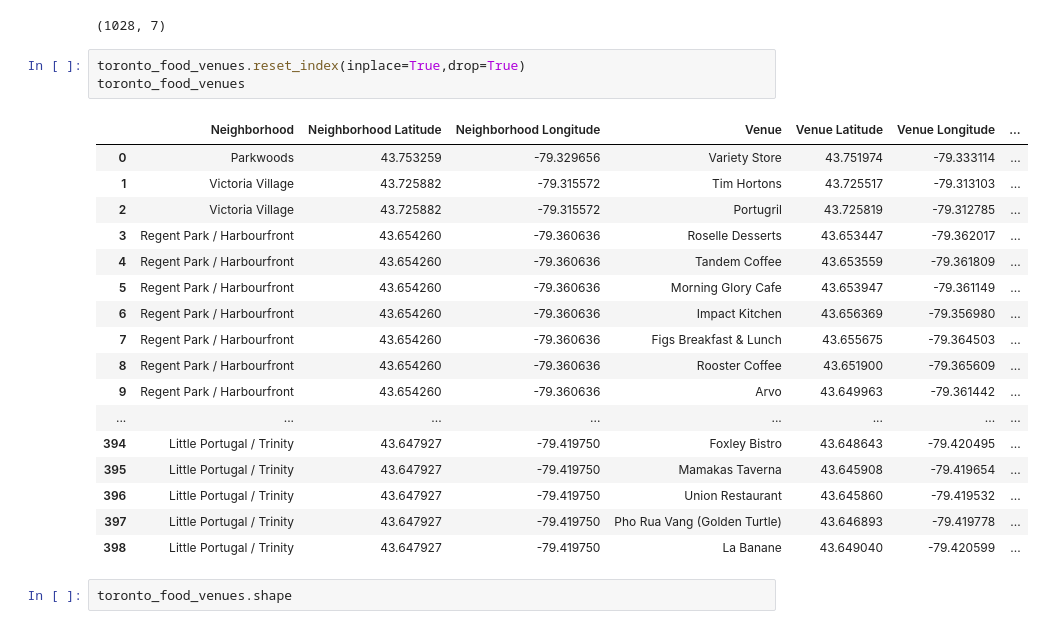
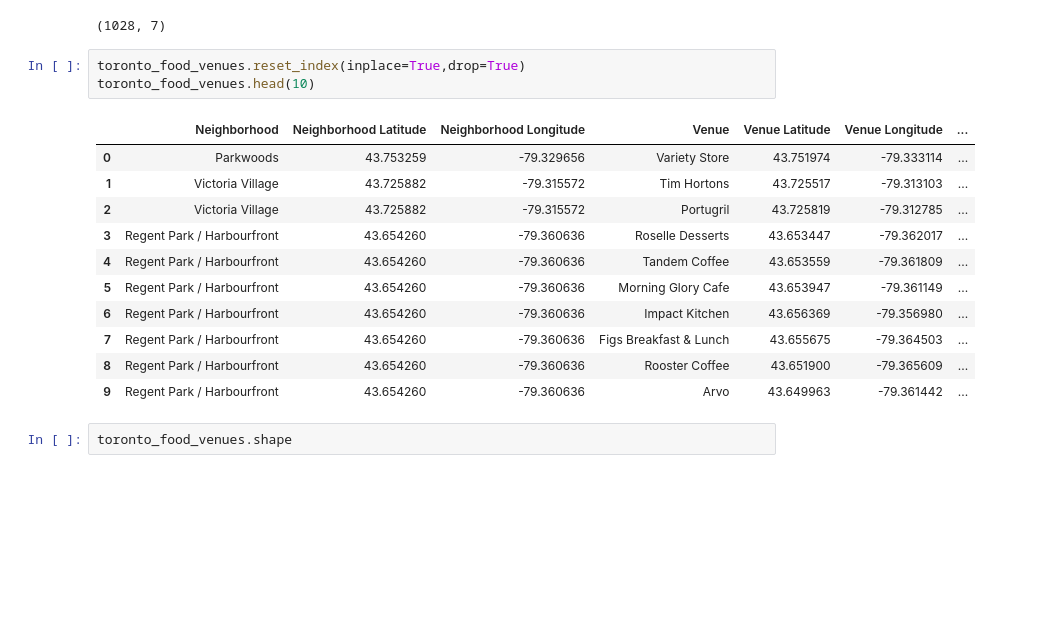
Before and after one commit to mrheman/Coursera_Capstone, a Jupyter notebook: Coursera Data Science Capstone Project - Notebook.ipynb, the cells around one changed output. Saved outputs shown, nothing was run; the diff lists cells and outputs as text; blank space fills up the shorter version.

```diff
--- a/Coursera Data Science Capstone Project - Notebook.ipynb
+++ b/Coursera Data Science Capstone Project - Notebook.ipynb
@@ -434,25 +423,19 @@ toronto_food_venues.shape
 (1028, 7)
 # %%
 toronto_food_venues.reset_index(inplace=True,drop=True)
-toronto_food_venues
+toronto_food_venues.head(10)
 # %% [output]
 |  | Neighborhood | Neighborhood Latitude | Neighborhood Longitude | Venue | Venue Latitude | Venue Longitude | ... |
 | 0 | Parkwoods | 43.753259 | -79.329656 | Variety Store | 43.751974 | -79.333114 | ... |
 | 1 | Victoria Village | 43.725882 | -79.315572 | Tim Hortons | 43.725517 | -79.313103 | ... |
 | 2 | Victoria Village | 43.725882 | -79.315572 | Portugril | 43.725819 | -79.312785 | ... |
 | 3 | Regent Park / Harbourfront | 43.654260 | -79.360636 | Roselle Desserts | 43.653447 | -79.362017 | ... |
 | 4 | Regent Park / Harbourfront | 43.654260 | -79.360636 | Tandem Coffee | 43.653559 | -79.361809 | ... |
 | 5 | Regent Park / Harbourfront | 43.654260 | -79.360636 | Morning Glory Cafe | 43.653947 | -79.361149 | ... |
 | 6 | Regent Park / Harbourfront | 43.654260 | -79.360636 | Impact Kitchen | 43.656369 | -79.356980 | ... |
 | 7 | Regent Park / Harbourfront | 43.654260 | -79.360636 | Figs Breakfast & Lunch | 43.655675 | -79.364503 | ... |
 | 8 | Regent Park / Harbourfront | 43.654260 | -79.360636 | Rooster Coffee | 43.651900 | -79.365609 | ... |
 | 9 | Regent Park / Harbourfront | 43.654260 | -79.360636 | Arvo | 43.649963 | -79.361442 | ... |
-| ... | ... | ... | ... | ... | ... | ... | ... |
-| 394 | Little Portugal / Trinity | 43.647927 | -79.419750 | Foxley Bistro | 43.648643 | -79.420495 | ... |
-| 395 | Little Portugal / Trinity | 43.647927 | -79.419750 | Mamakas Taverna | 43.645908 | -79.419654 | ... |
-| 396 | Little Portugal / Trinity | 43.647927 | -79.419750 | Union Restaurant | 43.645860 | -79.419532 | ... |
-| 397 | Little Portugal / Trinity | 43.647927 | -79.419750 | Pho Rua Vang (Golden Turtle) | 43.646893 | -79.419778 | ... |
-| 398 | Little Portugal / Trinity | 43.647927 | -79.419750 | La Banane | 43.649040 | -79.420599 | ... |
 # %%
 toronto_food_venues.shape
 # %% [output]
```
Also changed, not shown: parts of 3 cells of this notebook.
